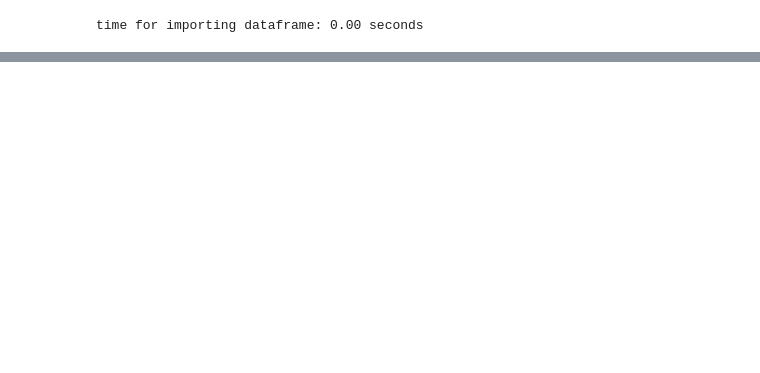
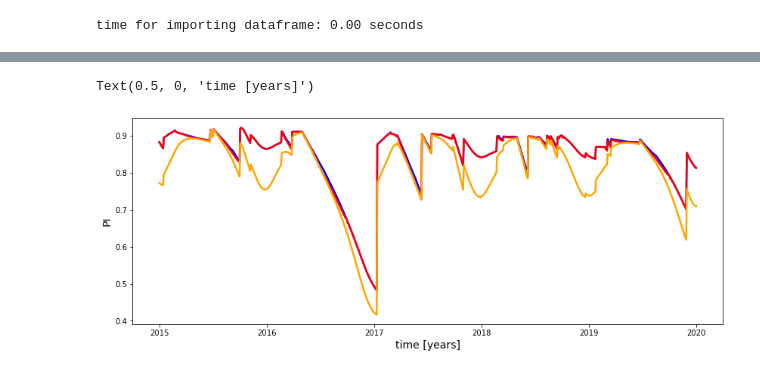
Before and after one commit to Rufski/S2DS-EPRI, a Jupyter notebook: notebooks/1.0-CODS-w-bootstrap.ipynb, the cells around one changed output, grey strips where cells are left out. Drawn from its saved outputs; the diff is of its cells as text; code cells hidden in the pictures; blank space fills up the shorter version.

Commit message:
included updated PI dfs and included type of clipping removal option in cods_with_bootstrap function

```diff
--- a/notebooks/1.0-CODS-w-bootstrap.ipynb
+++ b/notebooks/1.0-CODS-w-bootstrap.ipynb
@@ -97,14 +103,14 @@ results_df.head()
 | 2015-01-04 00:00:00-05:00 | 0.965404 | 0.000408 | 0.010968 | 0.994321 | 0.999928 | 0.882650 | ... |
 | 2015-01-05 00:00:00-05:00 | 0.965797 | 0.000379 | 0.015678 | 0.994379 | 0.999905 | 0.883040 | ... |
 # %%
-# Load datasets
+# Run CODS algorithm wo bootstrap
+
 synth_type = "soil"
-index      = 20
+index      = 40
 path_to_zip_pkl_pi = "../data/raw/synthetic_" + synth_type + "_pi_daily.zip"
 df = import_df_from_zip_pkl(path_to_zip_pkl_pi, index=index, verbose=True, minofday=False)
 
-cods_instance = rdtools.soiling.cods_analysis(df.PI)
-
-cods_instance.iterative_signal_decomposition(perfect_cleaning=True, order=['SC', 'SR', 'Rd'])
+#cods_instance = rdtools.soiling.cods_analysis(df.PI)
+#cods_instance.iterative_signal_decomposition(perfect_cleaning=True, order=['SC', 'SR', 'Rd'])
 # %% [output]
 time for importing dataframe: 0.00 seconds
@@ -110,0 +127,10 @@ time for importing dataframe: 0.00 seconds
+# %%
+fig, ax = plt.subplots(figsize=(14, 5))
+ax.plot(df.PI_clipping_basic, color="blue", lw=2.5, label="basic")
+ax.plot(df.PI_clipping_flexible, color="red", lw=2.5, label="flexible")
+ax.plot(df.PI_clipping_universal, color="orange", lw=2.5, label="universal")
+ax.set_ylabel("PI", fontsize=14)
+ax.set_xlabel("time [years]", fontsize=14)
+# %% [output]
+Text(0.5, 0, 'time [years]')
+[figure, added]
```
Also changed, not shown: parts of 5 cells of this notebook, 2 other files.
